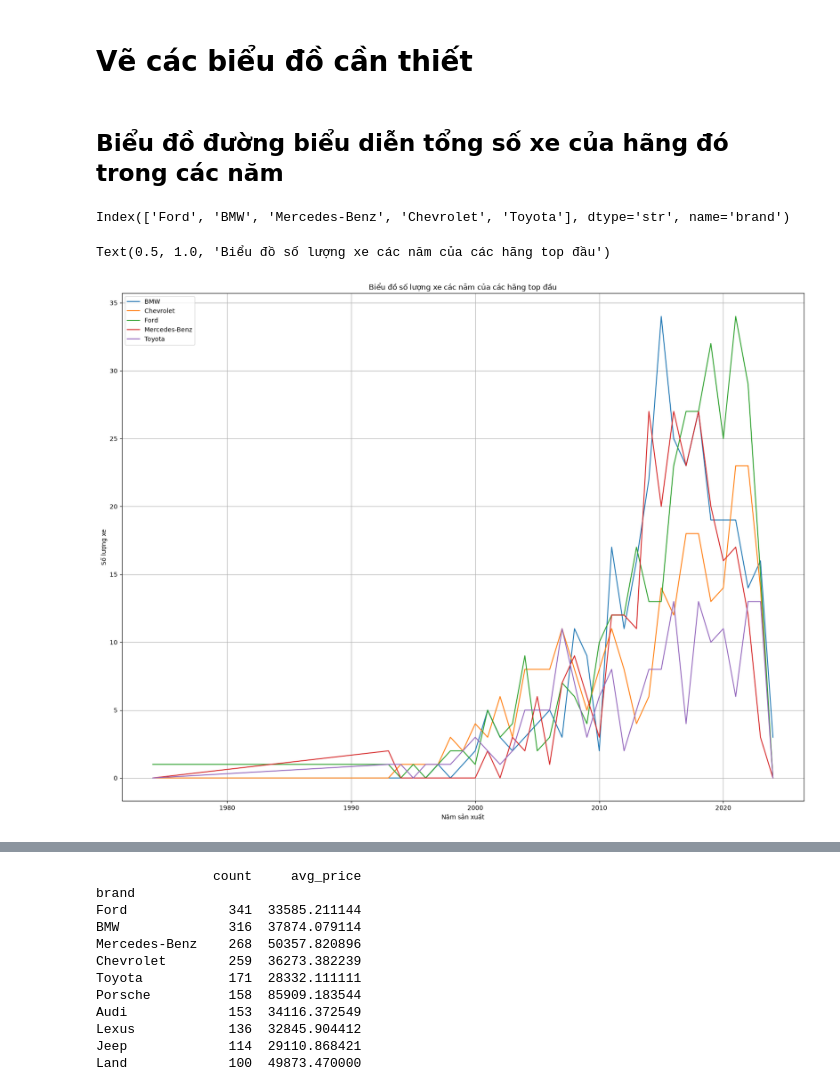
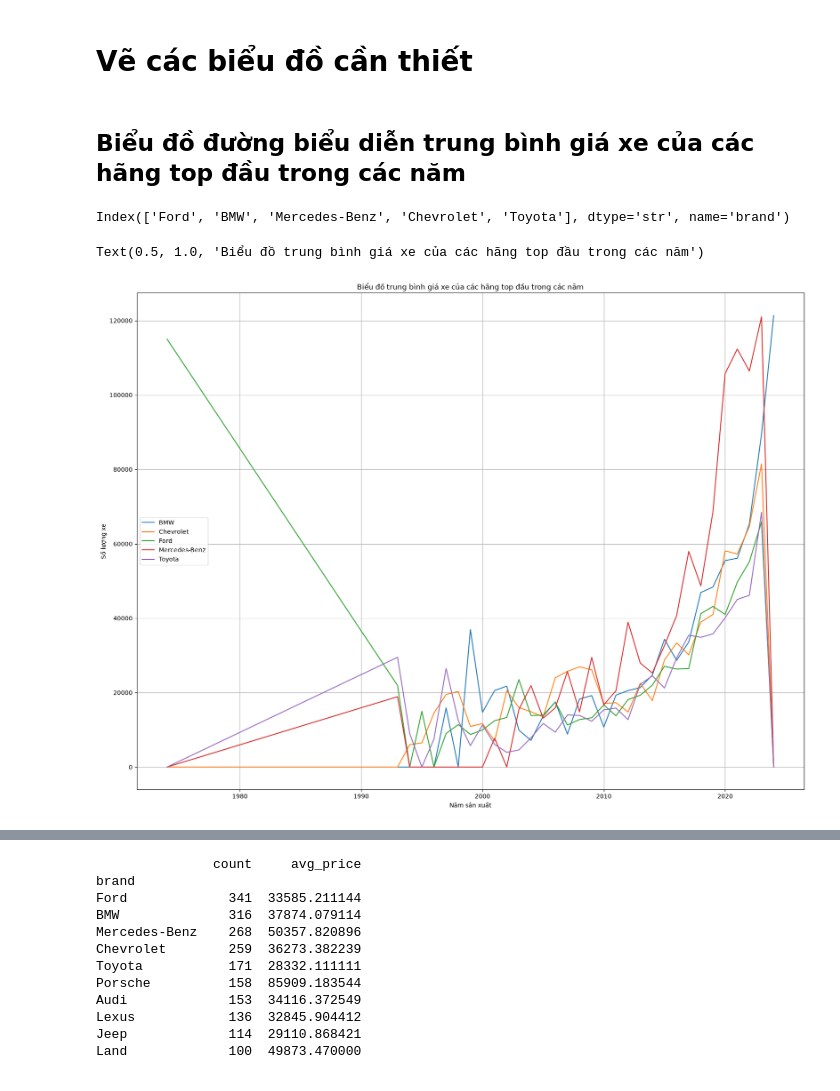
Before and after one commit to Thienbao2211/Used_Car_Analysis, a Jupyter notebook: notebook/PNL_CSA07.ipynb, the cells around one changed output, grey strips where cells are left out. Cells and saved outputs as stored; diff of their text form; code cells hidden in the pictures.

```diff
--- a/notebook/PNL_CSA07.ipynb
+++ b/notebook/PNL_CSA07.ipynb
@@ -241,27 +247,27 @@ memory usage: 636.6 KB
 # %% [markdown]
 # Vẽ các biểu đồ cần thiết
 # %% [markdown]
-## Biểu đồ đường biểu diễn tổng số xe của hãng đó trong các năm
+## Biểu đồ đường biểu diễn trung bình giá xe của các hãng top đầu trong các năm
 # %%
-# Biều đồ đường: Dùng để biểu diễn tổng số xe của hãng đó trong các năm
+# Biều đồ đường: Biểu diễn trung bình giá xe của các hãng top đầu trong các năm
 
 top_brand = df['brand'].value_counts().head().index
 
 print(top_brand)
 df_top_brand = df[df['brand'].isin(top_brand)]
-pivot_df = df_top_brand.pivot_table(index='model_year', columns='brand', values='model', aggfunc='count', fill_value=0)
+pivot_df = df_top_brand.pivot_table(index='model_year', columns='brand', values='price', aggfunc='mean', fill_value=0)
 
 plt.figure(figsize=(20, 15))
 for brand in pivot_df.columns:
     plt.plot(pivot_df.index, pivot_df[brand], label=brand)
 
 plt.xlabel('Năm sản xuất')
 plt.ylabel('Số lượng xe')
 plt.legend()
 plt.grid()
-plt.title('Biểu đồ số lượng xe các năm của các hãng top đầu')
+plt.title('Biểu đồ trung bình giá xe của các hãng top đầu trong các năm')
 # %% [output]
 Index(['Ford', 'BMW', 'Mercedes-Benz', 'Chevrolet', 'Toyota'], dtype='str', name='brand')
-Text(0.5, 1.0, 'Biểu đồ số lượng xe các năm của các hãng top đầu')
+Text(0.5, 1.0, 'Biểu đồ trung bình giá xe của các hãng top đầu trong các năm')
-[figure, old version]
+[figure, new version]
 # %% [markdown]
```
Also changed, not shown: parts of 6 cells of this notebook, 3 other files.
